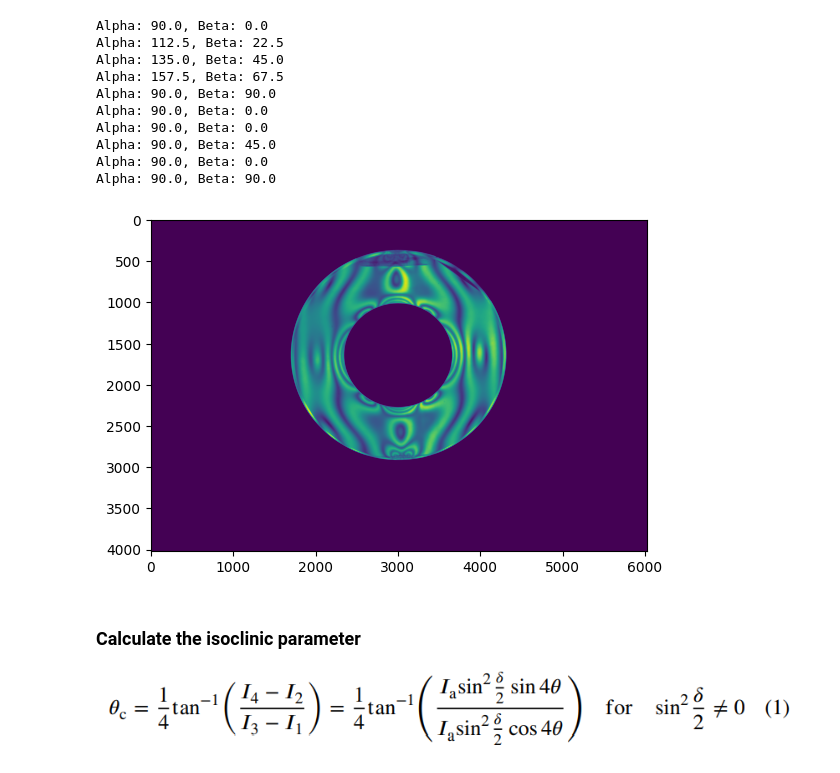
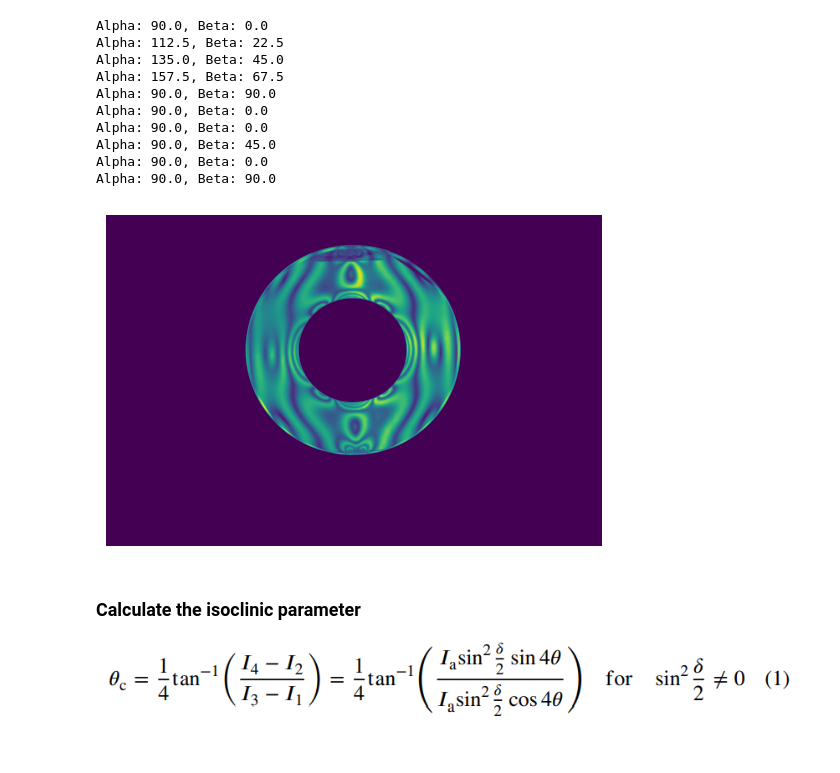
Before and after one commit to fs-bullard/photoelasticity, a Jupyter notebook: ten-step-phase_unwrap_ring.ipynb, the cells around one changed output. Drawn from its saved outputs; the diff is of its cells as text; code cells hidden in the pictures.

```diff
--- a/ten-step-phase_unwrap_ring.ipynb
+++ b/ten-step-phase_unwrap_ring.ipynb
@@ -69,12 +66,17 @@ Alpha: 90.0, Beta: 0.0
 Alpha: 90.0, Beta: 45.0
 Alpha: 90.0, Beta: 0.0
 Alpha: 90.0, Beta: 90.0
-# %%
-mask = cv.imread('img/ring/mask/ring_mask_phase_shifting.jpg', cv.IMREAD_GRAYSCALE)
-plt.imshow(cv.multiply(imgs[4], mask / 255))
-plt.imsave('img/ring/results/ring_image_masked.jpg', cv.multiply(imgs[4], mask / 255))
-# %% [output]
-[figure, removed]
+# %%
+mask = cv.imread('img/ring/mask/ring_mask_phase_shifting.jpg', cv.IMREAD_GRAYSCALE)
+c_mask = np.zeros((4022,6024,3))
+for i in range(3):
+    c_mask[:,:,i] = mask
+example = cv.multiply(load_raw_img('img/ring/phase-shifting/IMG_3845.CR2').astype(float), c_mask / 255) / 255
+plt.axis('off')
+plt.imshow(example[:,:,1])
+plt.imsave('img/ring/results/ring_image_masked.jpg', example)
+# %% [output]
+[figure, added]
 # %% [markdown]
 ### Calculate the isoclinic parameter
 ![image.png](attachment:image.png)
```
Also changed, not shown: parts of 2 cells of this notebook, 12 other files.
